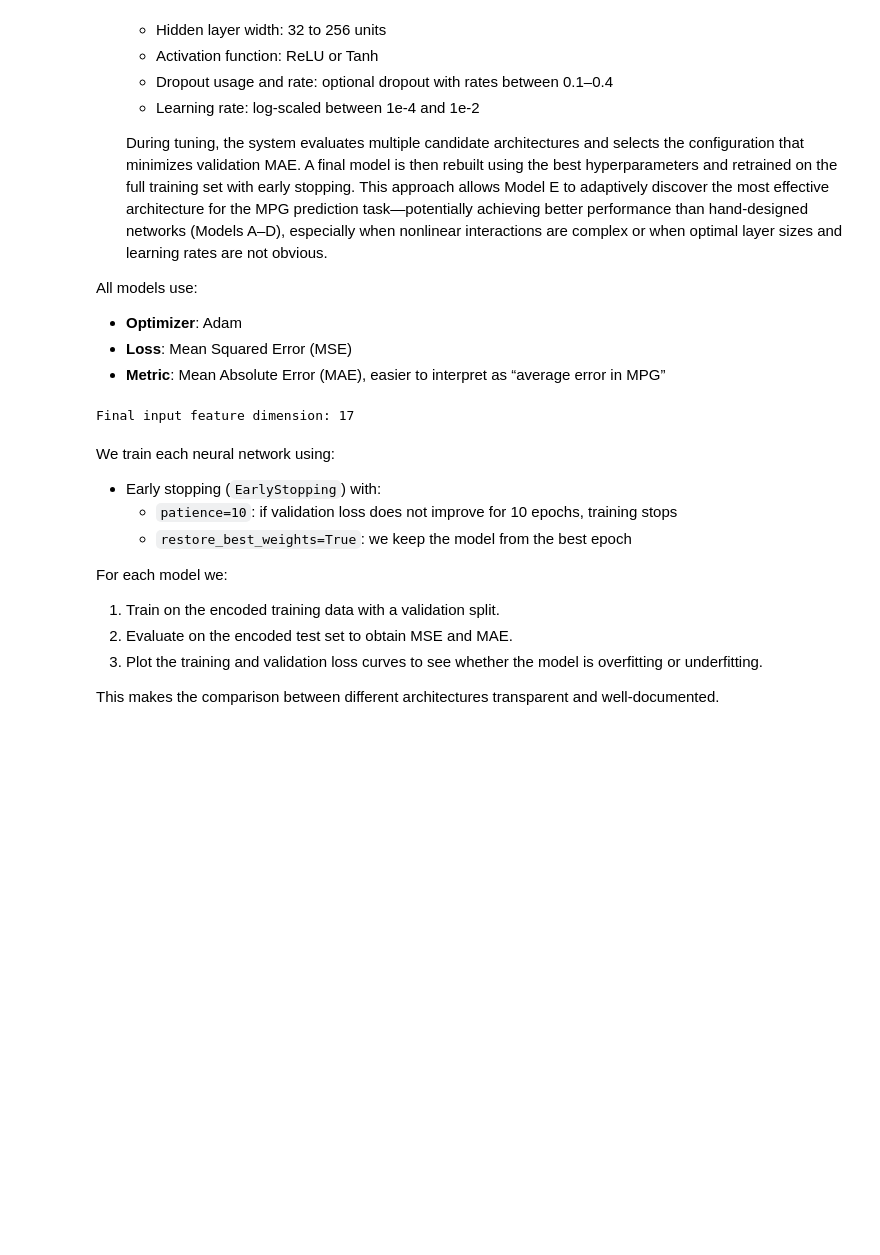
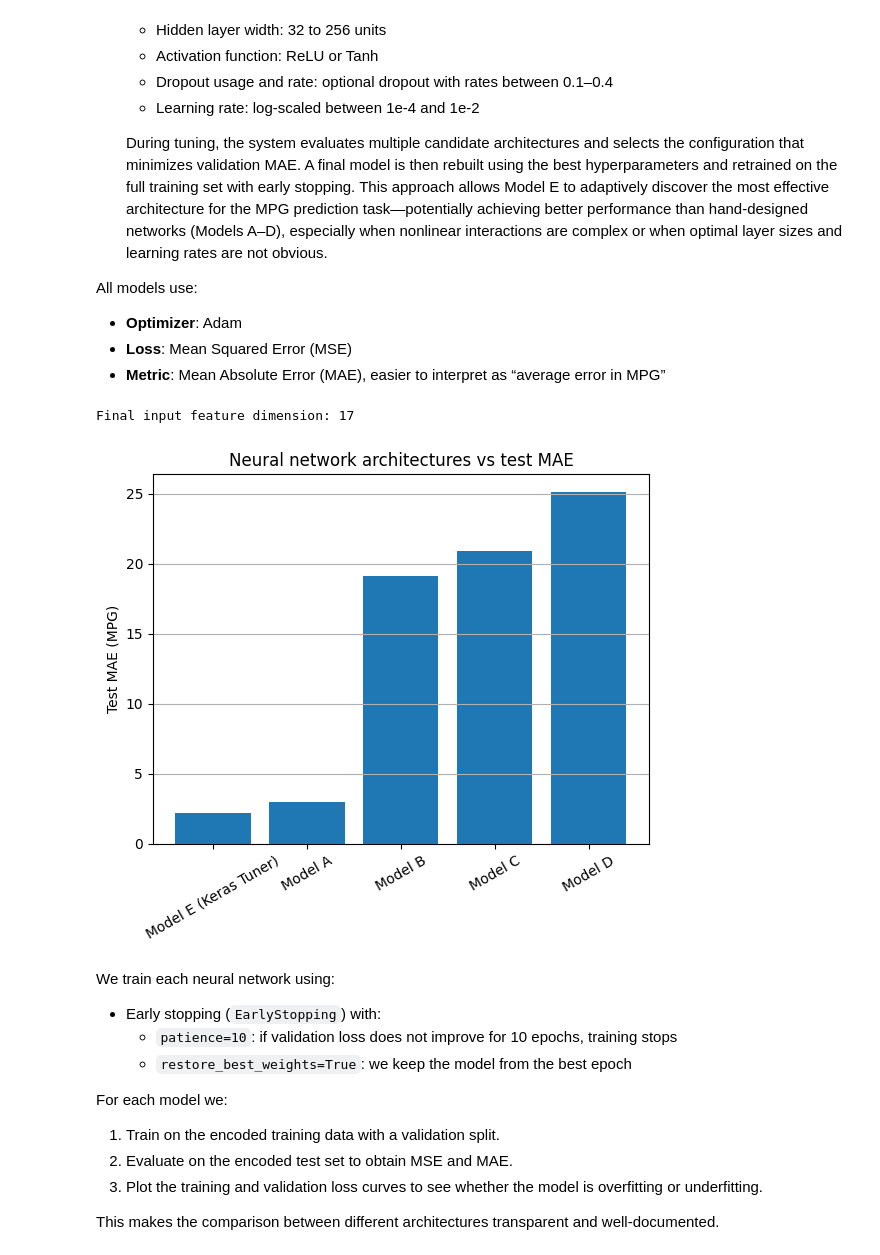
Before and after one commit to veryconfusedlol/sdse-final-project, a Jupyter notebook: sdse-final-project-formatted-1.ipynb, the cells around one changed output. Drawn from its saved outputs; the diff is of its cells as text; code cells hidden in the pictures; blank space fills up the shorter version.

```diff
--- a/sdse-final-project-formatted-1.ipynb
+++ b/sdse-final-project-formatted-1.ipynb
@@ -684,10 +685,23 @@ All models use:
 - **Optimizer**: Adam
 - **Loss**: Mean Squared Error (MSE)
 - **Metric**: Mean Absolute Error (MAE), easier to interpret as “average error in MPG”
-# %%
-print("Final input feature dimension:", X_train_enc.shape[1])
-# %% [output]
-Final input feature dimension: 17
+# %%
+print("Final input feature dimension:", X_train_enc.shape[1])
+nn_rows = results_df[results_df["Family"].str.contains("Neural", case=False)]
+
+if not nn_rows.empty:
+    plt.figure()
+    plt.bar(nn_rows["Model"], nn_rows["MAE"])
+    plt.ylabel("Test MAE (MPG)")
+    plt.title("Neural network architectures vs test MAE")
+    plt.xticks(rotation=30)
+    plt.grid(axis="y")
+    plt.show()
+
+    nn_rows
+# %% [output]
+Final input feature dimension: 17
+[figure, added]
 # %%
 # NN models
 
```
Also changed, not shown: parts of 12 cells of this notebook.
